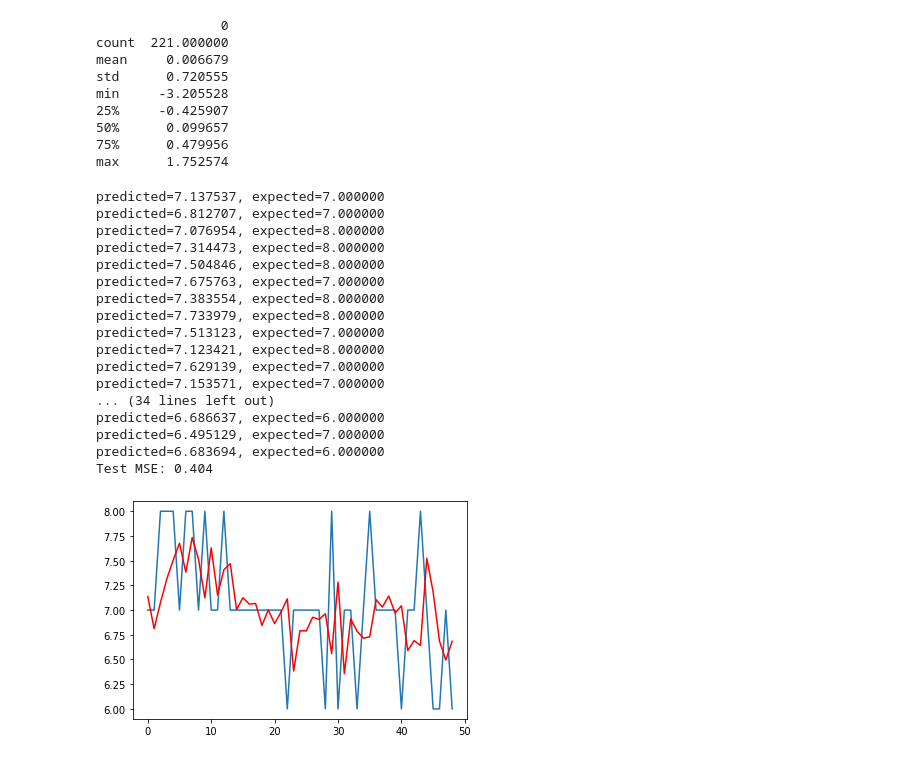
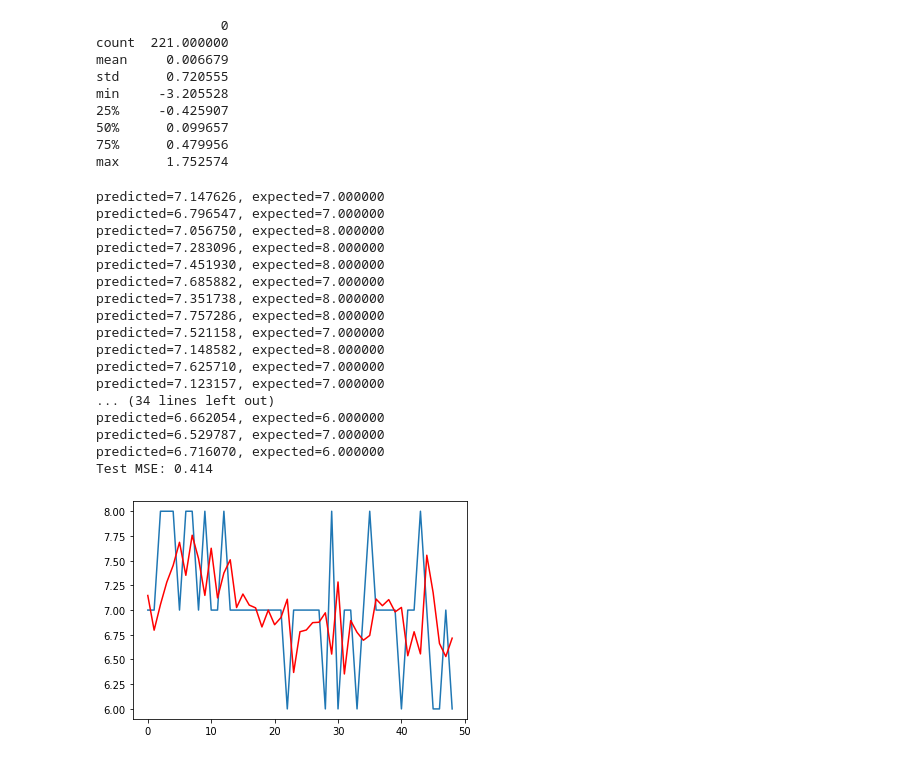
Before and after one commit to guybrush1989/DMT-Group80, a Jupyter notebook: ARIMA.ipynb, the cells around one changed output. Saved outputs shown, nothing was run; the diff lists cells and outputs as text; code cells hidden in the pictures.

```diff
--- a/ARIMA.ipynb
+++ b/ARIMA.ipynb
@@ -199,43 +199,43 @@ max      1.752574
 # %%
 from sklearn.metrics import mean_squared_error
 from statsmodels.tsa.arima_model import ARIMA
 
 size = int(len(moods) * 0.80)
 
 train, test = moods[0:size], moods[size:len(moods)]
 history = [x for x in train]
 predictions = list()
 for t in range(len(test)):
-    model = ARIMA(history, order=(12, 0, 1))
+    model = ARIMA(history, order=(14, 0, 0))
     model_fit = model.fit(disp=0)
     output = model_fit.forecast()
     yhat = output[0]
     predictions.append(yhat)
     obs = test[t]
     history.append(obs)
     print('predicted=%f, expected=%f' % (yhat, obs))
 error = mean_squared_error(test, predictions)
 print('Test MSE: %.3f' % error)
 # plot
 plt.plot(test)
 plt.plot(predictions, color='red')
 plt.show()
 # %% [output]
-predicted=7.137537, expected=7.000000
-predicted=6.812707, expected=7.000000
-predicted=7.076954, expected=8.000000
-predicted=7.314473, expected=8.000000
-predicted=7.504846, expected=8.000000
-predicted=7.675763, expected=7.000000
-predicted=7.383554, expected=8.000000
-predicted=7.733979, expected=8.000000
-predicted=7.513123, expected=7.000000
-predicted=7.123421, expected=8.000000
-predicted=7.629139, expected=7.000000
-predicted=7.153571, expected=7.000000
+predicted=7.147626, expected=7.000000
+predicted=6.796547, expected=7.000000
+predicted=7.056750, expected=8.000000
+predicted=7.283096, expected=8.000000
+predicted=7.451930, expected=8.000000
+predicted=7.685882, expected=7.000000
+predicted=7.351738, expected=8.000000
+predicted=7.757286, expected=8.000000
+predicted=7.521158, expected=7.000000
+predicted=7.148582, expected=8.000000
+predicted=7.625710, expected=7.000000
+predicted=7.123157, expected=7.000000
 ... (34 lines left out)
-predicted=6.686637, expected=6.000000
-predicted=6.495129, expected=7.000000
-predicted=6.683694, expected=6.000000
-Test MSE: 0.404
+predicted=6.662054, expected=6.000000
+predicted=6.529787, expected=7.000000
+predicted=6.716070, expected=6.000000
+Test MSE: 0.414
-[figure, old version]
+[figure, new version]
```
Also changed, not shown: parts of 1 cell of this notebook.
